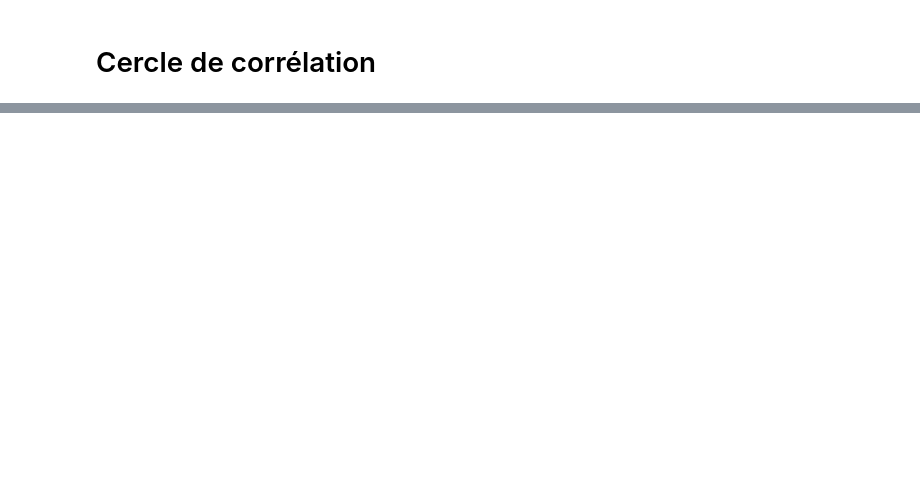
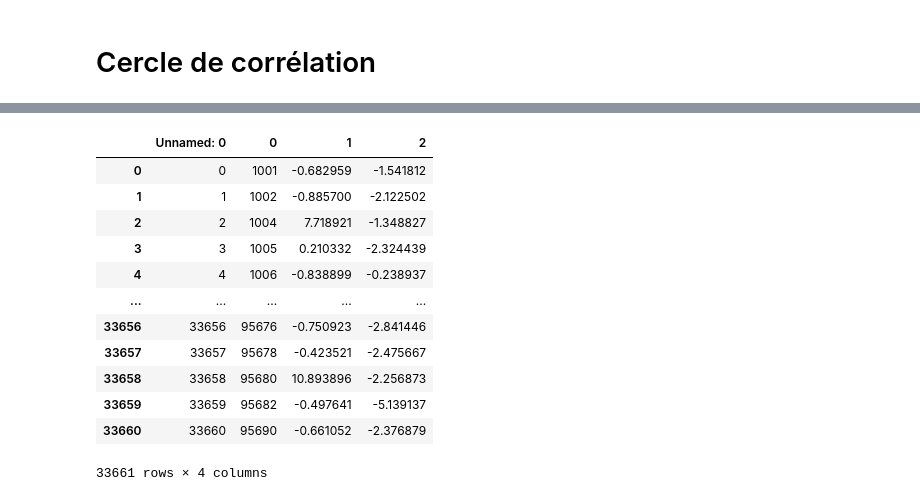
Before and after one commit to florent-haffner/ml_meilleures_communes, a Jupyter notebook: src/notebook/Reduction_de_dimension.ipynb, the cells around one changed output, grey strips where cells are left out. Cells and saved outputs as stored; diff of their text form; code cells hidden in the pictures; blank space fills up the shorter version.

```diff
--- a/src/notebook/Reduction_de_dimension.ipynb
+++ b/src/notebook/Reduction_de_dimension.ipynb
@@ -214,0 +203,16 @@ plt.show()
+# %%
+pd.read_csv("myfile.csv")
+# %% [output]
+|  | Unnamed: 0 | 0 | 1 | 2 |
+| 0 | 0 | 1001 | -0.682959 | -1.541812 |
+| 1 | 1 | 1002 | -0.885700 | -2.122502 |
+| 2 | 2 | 1004 | 7.718921 | -1.348827 |
+| 3 | 3 | 1005 | 0.210332 | -2.324439 |
+| 4 | 4 | 1006 | -0.838899 | -0.238937 |
+| ... | ... | ... | ... | ... |
+| 33656 | 33656 | 95676 | -0.750923 | -2.841446 |
+| 33657 | 33657 | 95678 | -0.423521 | -2.475667 |
+| 33658 | 33658 | 95680 | 10.893896 | -2.256873 |
+| 33659 | 33659 | 95682 | -0.497641 | -5.139137 |
+| 33660 | 33660 | 95690 | -0.661052 | -2.376879 |
+33661 rows × 4 columns
```
Also changed, not shown: parts of 12 cells of this notebook.
